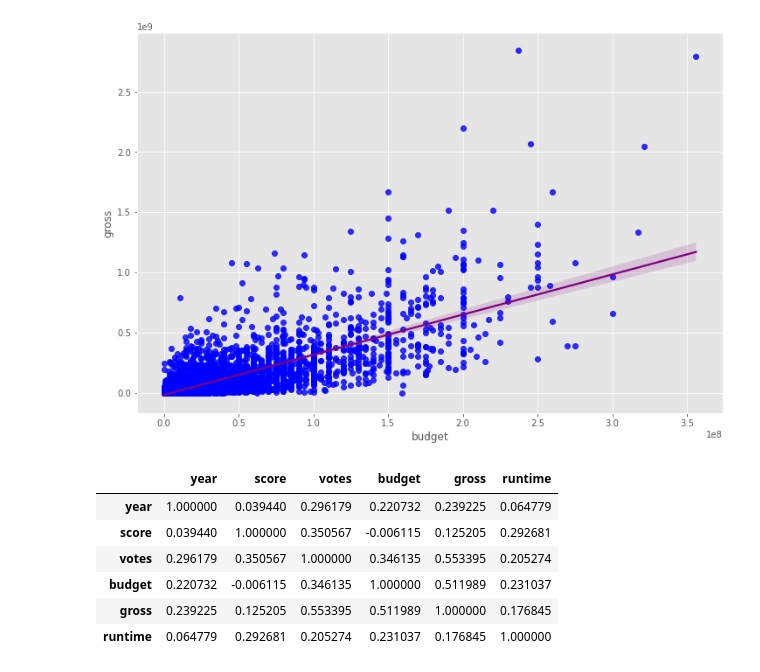
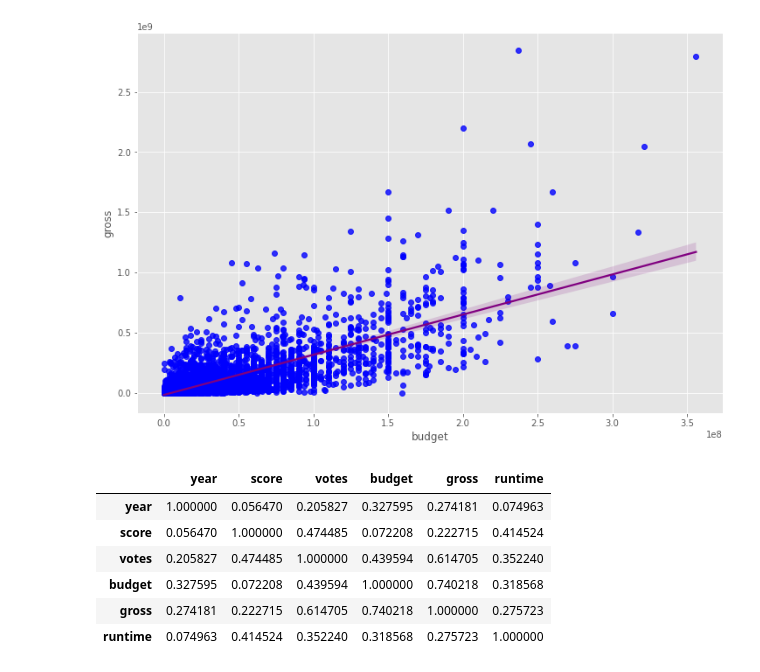
Before and after one commit to MunyaradziMagura/Movies-Project, a Jupyter notebook: movies.ipynb, the cells around one changed output. Drawn from its saved outputs; the diff is of its cells as text; code cells hidden in the pictures.

```diff
--- a/movies.ipynb
+++ b/movies.ipynb
@@ -148,12 +148,12 @@ sns.regplot(x="budget", y="gross", data=data, scatter_kws={"color": "blue"}, lin
 [figure]
 # %%
 # finding correlation
-df.corr(method='spearman') # pearson, kendall, spearman
+df.corr(method='pearson') # pearson, kendall, spearman
 # %% [output]
 |  | year | score | votes | budget | gross | runtime |
-| year | 1.000000 | 0.039440 | 0.296179 | 0.220732 | 0.239225 | 0.064779 |
-| score | 0.039440 | 1.000000 | 0.350567 | -0.006115 | 0.125205 | 0.292681 |
-| votes | 0.296179 | 0.350567 | 1.000000 | 0.346135 | 0.553395 | 0.205274 |
-| budget | 0.220732 | -0.006115 | 0.346135 | 1.000000 | 0.511989 | 0.231037 |
-| gross | 0.239225 | 0.125205 | 0.553395 | 0.511989 | 1.000000 | 0.176845 |
-| runtime | 0.064779 | 0.292681 | 0.205274 | 0.231037 | 0.176845 | 1.000000 |
+| year | 1.000000 | 0.056470 | 0.205827 | 0.327595 | 0.274181 | 0.074963 |
+| score | 0.056470 | 1.000000 | 0.474485 | 0.072208 | 0.222715 | 0.414524 |
+| votes | 0.205827 | 0.474485 | 1.000000 | 0.439594 | 0.614705 | 0.352240 |
+| budget | 0.327595 | 0.072208 | 0.439594 | 1.000000 | 0.740218 | 0.318568 |
+| gross | 0.274181 | 0.222715 | 0.614705 | 0.740218 | 1.000000 | 0.275723 |
+| runtime | 0.074963 | 0.414524 | 0.352240 | 0.318568 | 0.275723 | 1.000000 |
```
Also changed, not shown: parts of 1 cell of this notebook.
